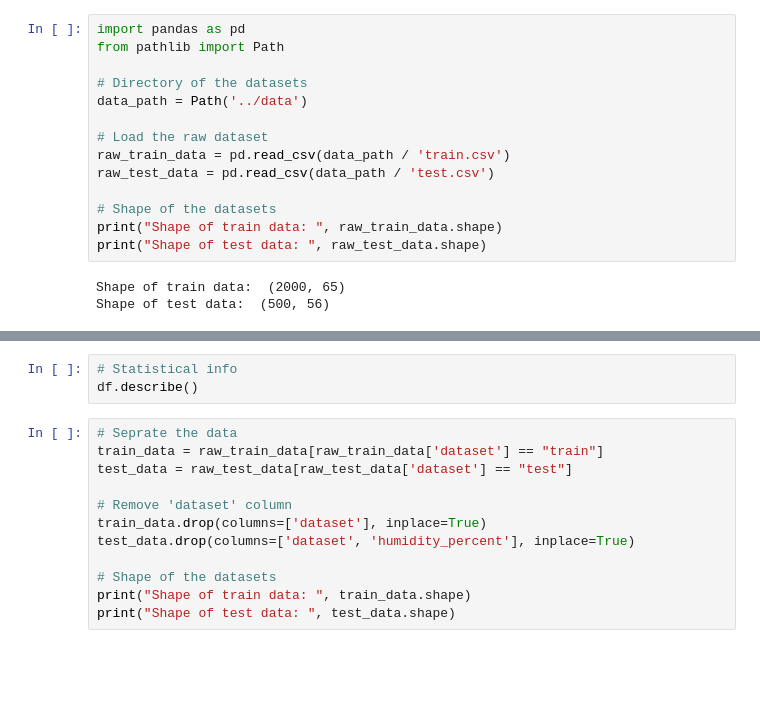
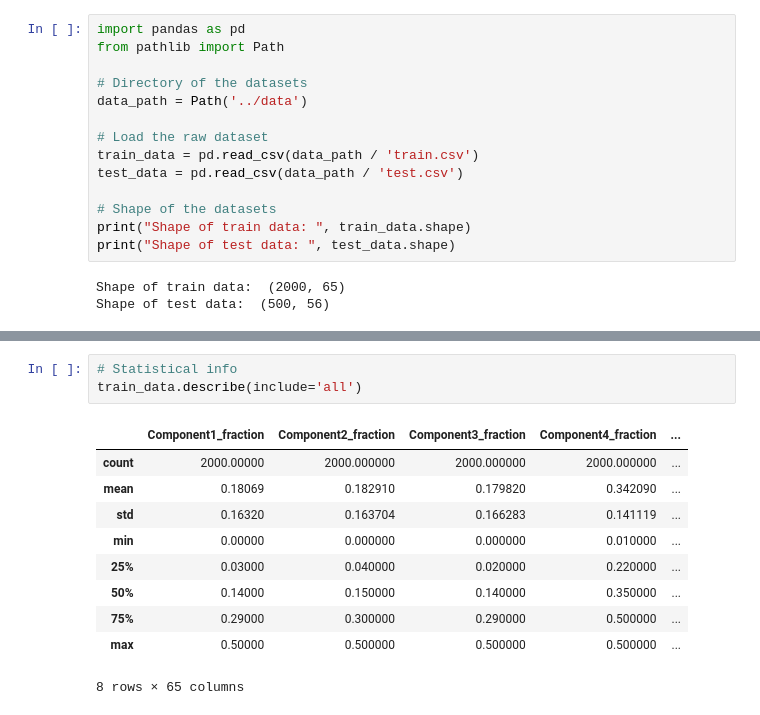
Before and after one commit to Sinhavaishnavi/Fuel-Blend-Properties-Prediction, a Jupyter notebook: notebooks/exploratory_data_analysis.ipynb, the cells around one changed output, grey strips where cells are left out. Cells and saved outputs as stored; diff of their text form; blank space fills up the shorter version.

```diff
--- a/notebooks/exploratory_data_analysis.ipynb
+++ b/notebooks/exploratory_data_analysis.ipynb
@@ -12,12 +38,12 @@ from pathlib import Path
 data_path = Path('../data')
 
 # Load the raw dataset
-raw_train_data = pd.read_csv(data_path / 'train.csv')
-raw_test_data = pd.read_csv(data_path / 'test.csv')
+train_data = pd.read_csv(data_path / 'train.csv')
+test_data = pd.read_csv(data_path / 'test.csv')
 
 # Shape of the datasets
-print("Shape of train data: ", raw_train_data.shape)
-print("Shape of test data: ", raw_test_data.shape)
+print("Shape of train data: ", train_data.shape)
+print("Shape of test data: ", test_data.shape)
 # %% [output]
 Shape of train data:  (2000, 65)
 Shape of test data:  (500, 56)
@@ -35,15 +82,14 @@ df.info()
 # %%
 # Statistical info
-df.describe()
+train_data.describe(include='all')
+# %% [output]
+|  | Component1_fraction | Component2_fraction | Component3_fraction | Component4_fraction | ... |
+| count | 2000.00000 | 2000.000000 | 2000.000000 | 2000.000000 | ... |
+| mean | 0.18069 | 0.182910 | 0.179820 | 0.342090 | ... |
+| std | 0.16320 | 0.163704 | 0.166283 | 0.141119 | ... |
+| min | 0.00000 | 0.000000 | 0.000000 | 0.010000 | ... |
+| 25% | 0.03000 | 0.040000 | 0.020000 | 0.220000 | ... |
+| 50% | 0.14000 | 0.150000 | 0.140000 | 0.350000 | ... |
+| 75% | 0.29000 | 0.300000 | 0.290000 | 0.500000 | ... |
+| max | 0.50000 | 0.500000 | 0.500000 | 0.500000 | ... |
+8 rows × 65 columns
-# %%
-# Seprate the data
-train_data = raw_train_data[raw_train_data['dataset'] == "train"]
-test_data = raw_test_data[raw_test_data['dataset'] == "test"]
-
-# Remove 'dataset' column
-train_data.drop(columns=['dataset'], inplace=True)
-test_data.drop(columns=['dataset', 'humidity_percent'], inplace=True)
-
-# Shape of the datasets
-print("Shape of train data: ", train_data.shape)
-print("Shape of test data: ", test_data.shape)
```
Also changed, not shown: parts of 27 cells of this notebook, 1 other file.
